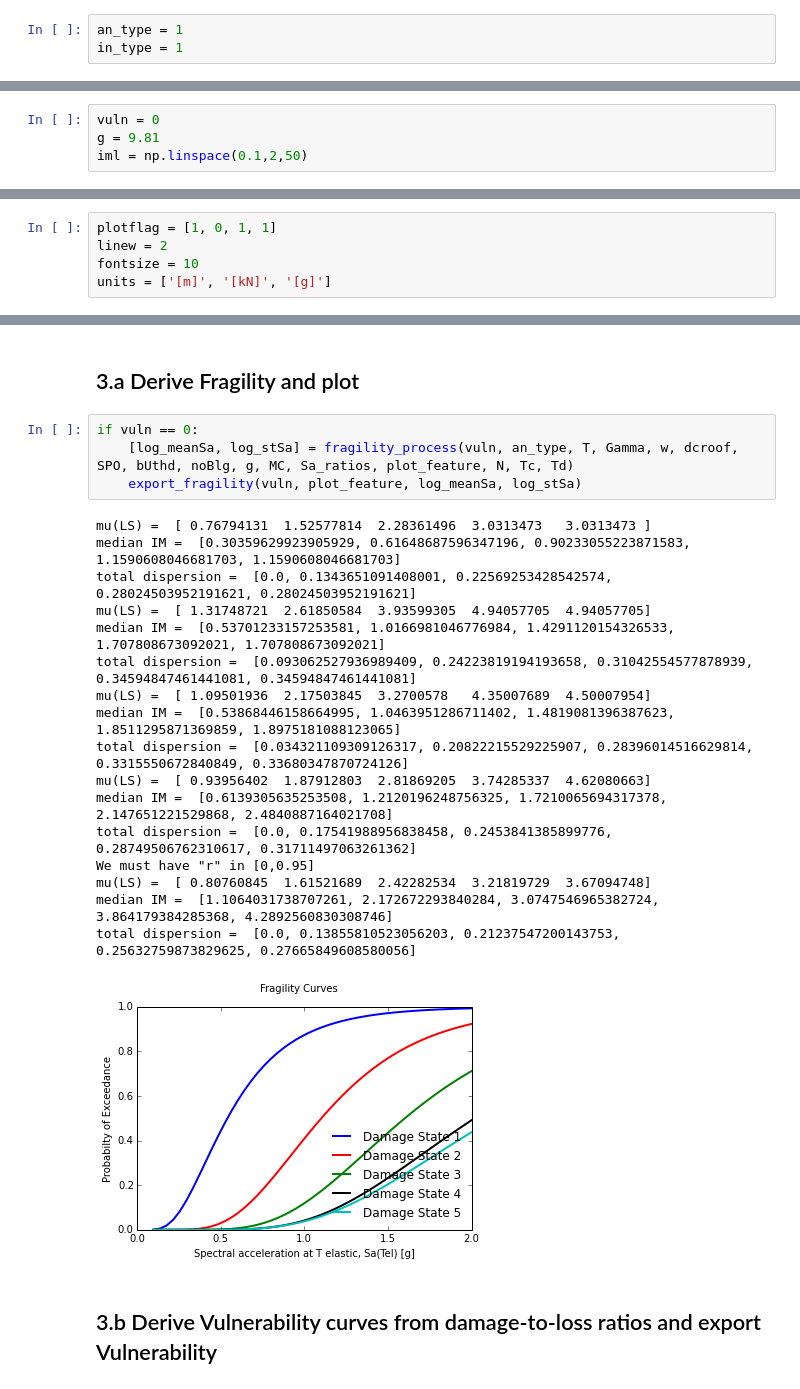
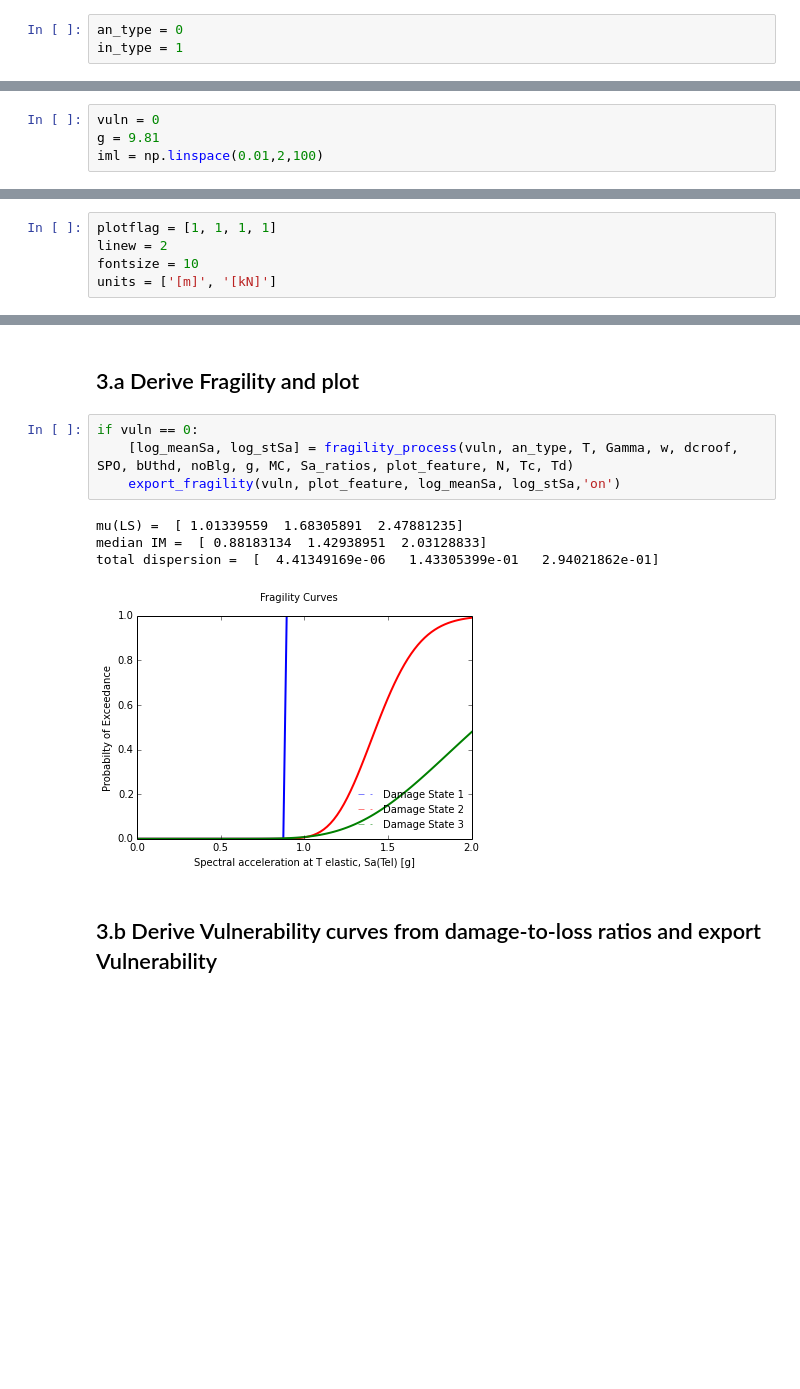
Before and after one commit to ccasotto/RMTK-backup, a Jupyter notebook: NSM_dispersion.ipynb, the cells around one changed output, grey strips where cells are left out. Drawn from its saved outputs; the diff is of its cells as text; blank space fills up the shorter version.

Commit message:
plots and idealisation fixed
Bugs in plotting and units fixed
Quadrilinear idealisation improved
Tested and compared with N2 method

```diff
--- a/NSM_dispersion.ipynb
+++ b/NSM_dispersion.ipynb
@@ -40,7 +40,7 @@ cd = os.getcwd()
 0: input is idealised pushover curve <br />
 1: input is pushover curve <br />
 # %%
-an_type = 1
+an_type = 0
 in_type = 1
 # %% [markdown]
 >####vuln
@@ -53,7 +53,7 @@ Array of intensity measure level used to discretise the fragility curves and get
 # %%
 vuln = 0
 g = 9.81
-iml = np.linspace(0.1,2,50)
+iml = np.linspace(0.01,2,100)
 # %% [markdown]
 >####plotflag
 4 integers for each plot: idealised pushover curve, 16%-50%-84% ida curves, fragility curves, vulenarbility curve <br />
@@ -68,8 +68,8 @@ List of 3 strings defining the displacements, forces and Sa units as ['[kN]' '[m
 # %%
-plotflag = [1, 0, 1, 1]
+plotflag = [1, 1, 1, 1]
 linew = 2
 fontsize = 10
-units = ['[m]', '[kN]', '[g]']
+units = ['[m]', '[kN]']
 # %% [markdown]
 >####N
 Number of points per segment of IDA curve derived with spo2ida (only spo2ida procedure)
@@ -103,25 +103,12 @@ plot_feature = [plotflag, linew, fontsize, units, iml]
 # %%
 if vuln == 0:
     [log_meanSa, log_stSa] = fragility_process(vuln, an_type, T, Gamma, w, dcroof, SPO, bUthd, noBlg, g, MC, Sa_ratios, plot_feature, N, Tc, Td)
-    export_fragility(vuln, plot_feature, log_meanSa, log_stSa)
+    export_fragility(vuln, plot_feature, log_meanSa, log_stSa,'on')
 # %% [output]
-mu(LS) =  [ 0.76794131  1.52577814  2.28361496  3.0313473   3.0313473 ]
-median IM =  [0.30359629923905929, 0.61648687596347196, 0.90233055223871583, 1.1590608046681703, 1.1590608046681703]
-total dispersion =  [0.0, 0.1343651091408001, 0.22569253428542574, 0.28024503952191621, 0.28024503952191621]
-mu(LS) =  [ 1.31748721  2.61850584  3.93599305  4.94057705  4.94057705]
-median IM =  [0.53701233157253581, 1.0166981046776984, 1.4291120154326533, 1.707808673092021, 1.707808673092021]
-total dispersion =  [0.093062527936989409, 0.24223819194193658, 0.31042554577878939, 0.34594847461441081, 0.34594847461441081]
-mu(LS) =  [ 1.09501936  2.17503845  3.2700578   4.35007689  4.50007954]
-median IM =  [0.53868446158664995, 1.0463951286711402, 1.4819081396387623, 1.8511295871369859, 1.8975181088123065]
-total dispersion =  [0.034321109309126317, 0.20822215529225907, 0.28396014516629814, 0.3315550672840849, 0.33680347870724126]
-mu(LS) =  [ 0.93956402  1.87912803  2.81869205  3.74285337  4.62080663]
-median IM =  [0.6139305635253508, 1.2120196248756325, 1.7210065694317378, 2.147651221529868, 2.4840887164021708]
-total dispersion =  [0.0, 0.17541988956838458, 0.2453841385899776, 0.28749506762310617, 0.31711497063261362]
-We must have "r" in [0,0.95]
-mu(LS) =  [ 0.80760845  1.61521689  2.42282534  3.21819729  3.67094748]
-median IM =  [1.1064031738707261, 2.172672293840284, 3.0747546965382724, 3.864179384285368, 4.2892560830308746]
-total dispersion =  [0.0, 0.13855810523056203, 0.21237547200143753, 0.25632759873829625, 0.27665849608580056]
+mu(LS) =  [ 1.01339559  1.68305891  2.47881235]
+median IM =  [ 0.88183134  1.42938951  2.03128833]
+total dispersion =  [  4.41349169e-06   1.43305399e-01   2.94021862e-01]
-[figure, old version]
+[figure, new version]
 # %% [markdown]
 ## 3.b Derive Vulnerability curves from damage-to-loss ratios and export Vulnerability
 # %%
```
Also changed, not shown: parts of 5 cells of this notebook, 38 other files.
